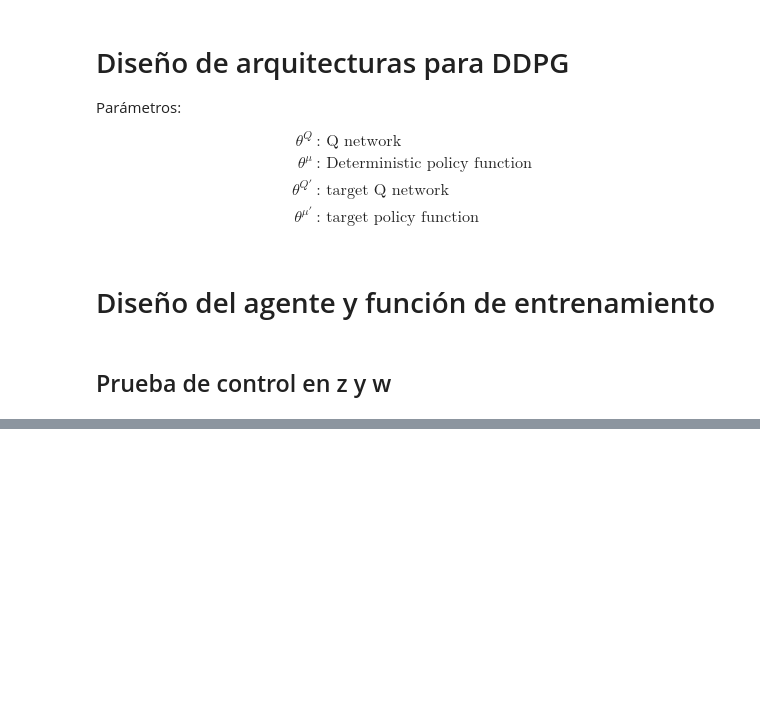
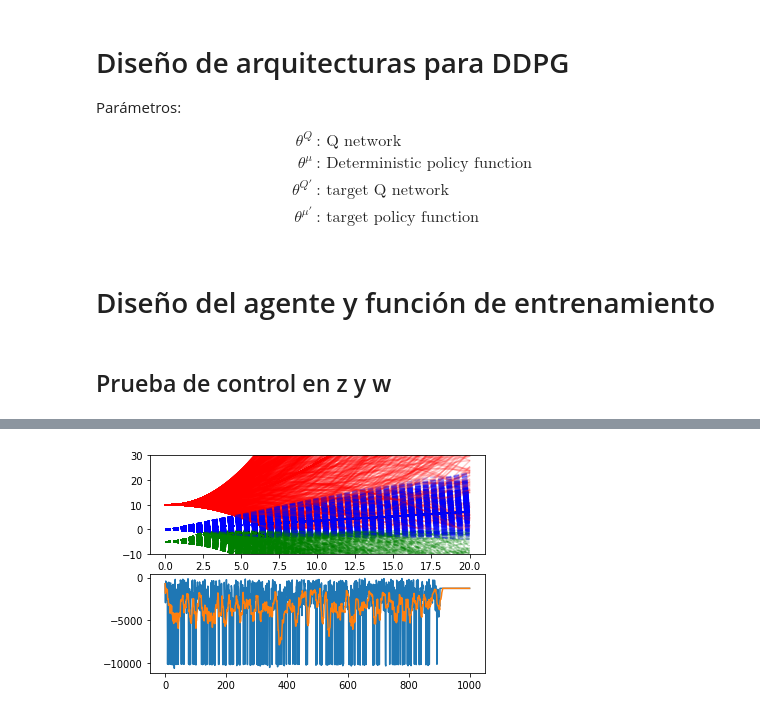
Before and after one commit to sergfer26/Quadcopter-Deep-RL, a Jupyter notebook: pruebaRL_z.ipynb, the cells around one changed output, grey strips where cells are left out. Saved outputs shown, nothing was run; the diff lists cells and outputs as text; code cells hidden in the pictures; blank space fills up the shorter version.

```diff
--- a/pruebaRL_z.ipynb
+++ b/pruebaRL_z.ipynb
@@ -60,9 +58,11 @@ Vel_Min = 50
 Low_obs = np.array([0,-10])#z,w
 High_obs = np.array([100,10])
 
-Tiempo_max = 10
-tam = 500
+Tiempo_max = 20
+tam = 60
 # %%
+r2 = lambda z, w : (1 - tanh(z)) * w
+
 """Quadcopter Environment that follows gym interface"""
 
 class QuadcopterEnv(gym.Env):
@@ -77,19 +77,21 @@ class QuadcopterEnv(gym.Env):
         self.z_e = 15
 
     def reward_f(self):
-        z,w = self.state
+        z, w = self.state
         if z <= 0:
             return -1e4
         else:
-            return -np.linalg.norm([z-self.z_e,w])
+            return -np.linalg.norm([z-self.z_e , r2(abs(z - self.z_e), w)])
 
     def is_done(self):
         #Si se te acabo el tiempo
-        if self.i == tam-1:
+        if self.i == tam-2:
             return True
         elif self.reward_f() < -1e3:
             return True
         elif self.reward_f() > -1e-3:
+            return True
+        elif not (self.state[0] > 0 or self.state[0] < 100):
             return True
         else:
             return False
@@ -138,7 +140,7 @@ import random
 # Ornstein-Ulhenbeck Process
 # Taken from #https://github.com/vitchyr/rlkit/blob/master/rlkit/exploration_strategies/ou_strategy.py
 class OUNoise(object):
-    def __init__(self, action_space, mu=0.0, theta=0.15, max_sigma=0.3, min_sigma=0.3, decay_period=100000):
+    def __init__(self, action_space, mu=53.69, theta=0.15, max_sigma=5.0, min_sigma=0.0, decay_period=100000):
         self.mu           = mu
         self.theta        = theta
         self.sigma        = max_sigma
@@ -345,37 +385,80 @@ class DDPGagent:
 # %%
+import matplotlib.pyplot as plt
+from time import time
+import sys
+
+c1 = (((2*K)/M) * omega_0)**(-1)
+W0 = np.array([1, 1, 1, 1]).reshape((4,)) * omega_0
+
+
+F1 = np.array([[0.25, 0.25, 0.25, 0.25], [1, 1, 1, 1]]).T
+
+fig, ((ax1, ax2)) = plt.subplots(2, 1)
+
 env = QuadcopterEnv()
 #env = NormalizedEnv(gym.make("Pendulum-v0"))
 env = NormalizedEnv(env)
 agent = DDPGagent(env)
 noise = OUNoise(env.action_space)
-batch_size = 128
+batch_size = 50
 rewards = []
 avg_rewards = []
 
-import sys
-
-for episode in range(50):
+t1 = time()
+for episode in range(1000):
     state = env.reset()
     noise.reset()
     episode_reward = 0
-    for step in range(499):
+    #for step in range(499):
+    R = [-5]
+    W = [0]
+    Z = [10]
+    t = env.time
+    A = [50]
+    while True:
         action = agent.get_action(state)
-        #import pdb; pdb.set_trace()
-        action = noise.get_action(action, step)
-        actions = action * np.ones(4)
+        action = noise.get_action(action, env.i)
+        if episode > 900:
+            noise.max_sigma = 0.0
         # new_state, reward, done, _ = env.step(action) # pendulo
-        new_state, reward, done = env.step(actions)
+        # W1 = control_feedback(env.state[0]-env.z_e, env.state[1], F1) * c1
+        # control = W1 + W0
+        # new_state, reward, done = env.step(control)
+        new_state, reward, done = env.step(action*np.ones(4))
         agent.memory.push(state, action, reward, new_state, done)
+        #print(len(agent.memory),batch_size,len(agent.memory) > batch_size )
         if len(agent.memory) > batch_size:
             agent.update(batch_size)
+            if episode > 0:
+                z,w = state
+                W.append(w)
+                Z.append(z)
+                R.append(reward)
+                A.append(float(action))
+                # A.append(float(control[0]))
         state = new_state
         episode_reward += reward
-        if step % 100 == 0:
-            print('state: ',env.state, 'reward:', reward)
         if done:
-            sys.stdout.write("episode: {}, reward: {}, average _reward: {} \n".format(episode, np.round(episode_reward, decimals=2), np.mean(rewards[-10:])))
+            if episode % 25 == 0:
+                sys.stdout.write("episode: {}, reward: {}, average _reward: {} \n".format(episode, np.round(episode_reward, decimals=2), np.mean(rewards[-10:])))
+                print(env.state)
             break
-
+    #writer.add_scalar('Episode vs  Episode_Reward', episode, episode_reward)
+    if episode > 0:
+        t = t[0:len(Z)]
+        ax1.set_ylim(-10, 30)
+        ax1.plot(t,Z,'-r',t,W,'--b',t,R,'--g',t,A,alpha = 0.2)
     rewards.append(episode_reward)
     avg_rewards.append(np.mean(rewards[-10:]))
+
+ax2.plot(rewards)
+ax2.plot(avg_rewards)
+#plt.xlabel('Episode')
+#plt.ylabel('Reward')
+#plt.show()
+t2 = time()
+print(t2-t1)
+plt.show()
+
+#writer.close()
 # %% [output]
@@ -399,0 +482 @@ KeyboardInterrupt:
+[figure, added]
```
Also changed, not shown: parts of 5 cells of this notebook.
